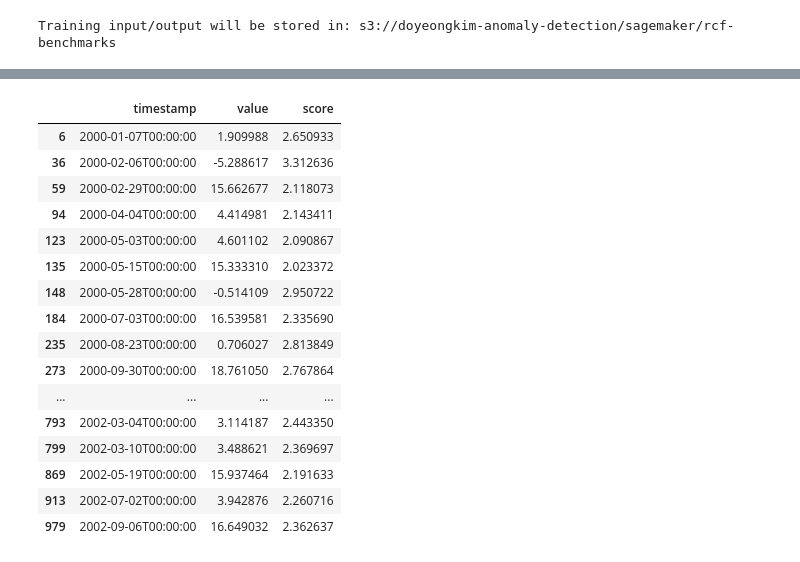
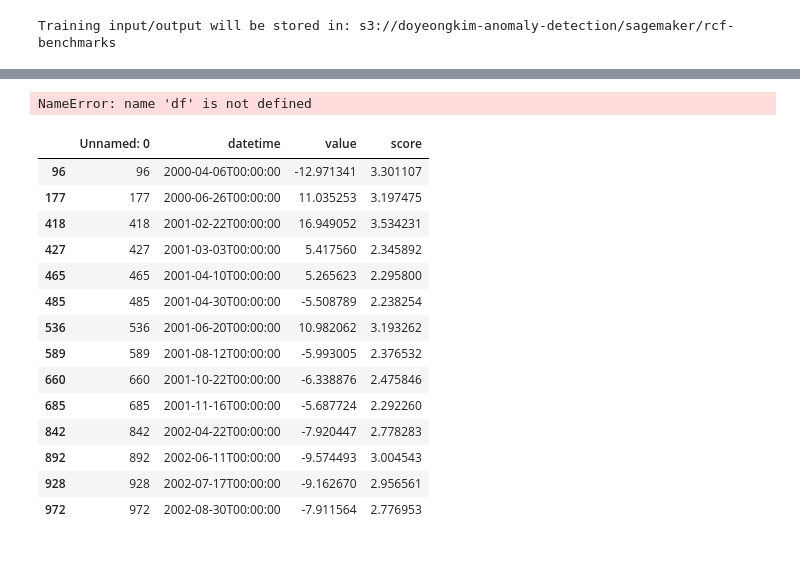
Before and after one commit to luvforsamoyed/AI-API-optimizer, a Jupyter notebook: aws.ipynb, the cells around one changed output, grey strips where cells are left out. Cells and saved outputs as stored; diff of their text form; code cells hidden in the pictures.

```diff
--- a/aws.ipynb
+++ b/aws.ipynb
@@ -61,3 +35,6 @@ taxi_data_.plot()
+# %%
+import pandas as pd
+df = pd.read_csv('dataset.csv')
 # %%
 from sagemaker import RandomCutForest
 
@@ -131,8 +106,8 @@ results = rcf_inference.predict(taxi_data_numpy[:6])
 # %%
-results = rcf_inference.predict(taxi_data_numpy)
+results = rcf_inference.predict(df_numpy)
 scores = [datum['score'] for datum in results['scores']]
 
 # add scores to taxi data frame and print first few values
-taxi_data_['score'] = pd.Series(scores, index=taxi_data_.index)
-taxi_data_.head()
+df['score'] = pd.Series(scores, index=df.index)
+df.head()
 # %% [output]
@@ -149,25 +120,53 @@ len(taxi_data_)
+# %%
+import matplotlib.pyplot as plt
+
+fig, ax1 = plt.subplots()
+ax2 = ax1.twinx()
+
+#
+# *Try this out* - change `start` and `end` to zoom in on the
+# anomaly found earlier in this notebook
+#
+start, end = 0, len(df)
+#start, end = 5500, 6500
+df_subset = df[start:end]
+
+ax1.plot(df_subset['value'], color='C0', alpha=0.8)
+ax2.plot(df_subset['score'], color='C1')
+
+ax1.grid(which='major', axis='both')
+
+ax1.set_ylabel('Taxi Ridership', color='C0')
+ax2.set_ylabel('Anomaly Score', color='C1')
+
+ax1.tick_params('y', colors='C0')
+ax2.tick_params('y', colors='C1')
+
+ax1.set_ylim(-10, 10)
+ax2.set_ylim(min(scores), 1.4*max(scores))
+fig.set_figwidth(10)
+# %% [output]
+NameError: name 'df' is not defined
 # %%
-score_mean = taxi_data_['score'].mean()
-score_std = taxi_data_['score'].std()
+score_mean = df['score'].mean()
+score_std = df['score'].std()
 score_cutoff = score_mean + 3*score_std
 
-anomalies = taxi_data_subset[taxi_data_subset['score'] > score_cutoff]
+anomalies = df_subset[df_subset['score'] > score_cutoff]
 anomalies
 # %% [output]
-|  | timestamp | value | score |
-| 6 | 2000-01-07T00:00:00 | 1.909988 | 2.650933 |
-| 36 | 2000-02-06T00:00:00 | -5.288617 | 3.312636 |
-| 59 | 2000-02-29T00:00:00 | 15.662677 | 2.118073 |
-| 94 | 2000-04-04T00:00:00 | 4.414981 | 2.143411 |
-| 123 | 2000-05-03T00:00:00 | 4.601102 | 2.090867 |
-| 135 | 2000-05-15T00:00:00 | 15.333310 | 2.023372 |
-| 148 | 2000-05-28T00:00:00 | -0.514109 | 2.950722 |
-| 184 | 2000-07-03T00:00:00 | 16.539581 | 2.335690 |
-| 235 | 2000-08-23T00:00:00 | 0.706027 | 2.813849 |
-| 273 | 2000-09-30T00:00:00 | 18.761050 | 2.767864 |
-| ... | ... | ... | ... |
-| 793 | 2002-03-04T00:00:00 | 3.114187 | 2.443350 |
-| 799 | 2002-03-10T00:00:00 | 3.488621 | 2.369697 |
-| 869 | 2002-05-19T00:00:00 | 15.937464 | 2.191633 |
-| 913 | 2002-07-02T00:00:00 | 3.942876 | 2.260716 |
-| 979 | 2002-09-06T00:00:00 | 16.649032 | 2.362637 |
+|  | Unnamed: 0 | datetime | value | score |
+| 96 | 96 | 2000-04-06T00:00:00 | -12.971341 | 3.301107 |
+| 177 | 177 | 2000-06-26T00:00:00 | 11.035253 | 3.197475 |
+| 418 | 418 | 2001-02-22T00:00:00 | 16.949052 | 3.534231 |
+| 427 | 427 | 2001-03-03T00:00:00 | 5.417560 | 2.345892 |
+| 465 | 465 | 2001-04-10T00:00:00 | 5.265623 | 2.295800 |
+| 485 | 485 | 2001-04-30T00:00:00 | -5.508789 | 2.238254 |
+| 536 | 536 | 2001-06-20T00:00:00 | 10.982062 | 3.193262 |
+| 589 | 589 | 2001-08-12T00:00:00 | -5.993005 | 2.376532 |
+| 660 | 660 | 2001-10-22T00:00:00 | -6.338876 | 2.475846 |
+| 685 | 685 | 2001-11-16T00:00:00 | -5.687724 | 2.292260 |
+| 842 | 842 | 2002-04-22T00:00:00 | -7.920447 | 2.778283 |
+| 892 | 892 | 2002-06-11T00:00:00 | -9.574493 | 3.004543 |
+| 928 | 928 | 2002-07-17T00:00:00 | -9.162670 | 2.956561 |
+| 972 | 972 | 2002-08-30T00:00:00 | -7.911564 | 2.776953 |
```
Also changed, not shown: parts of 15 cells of this notebook.
